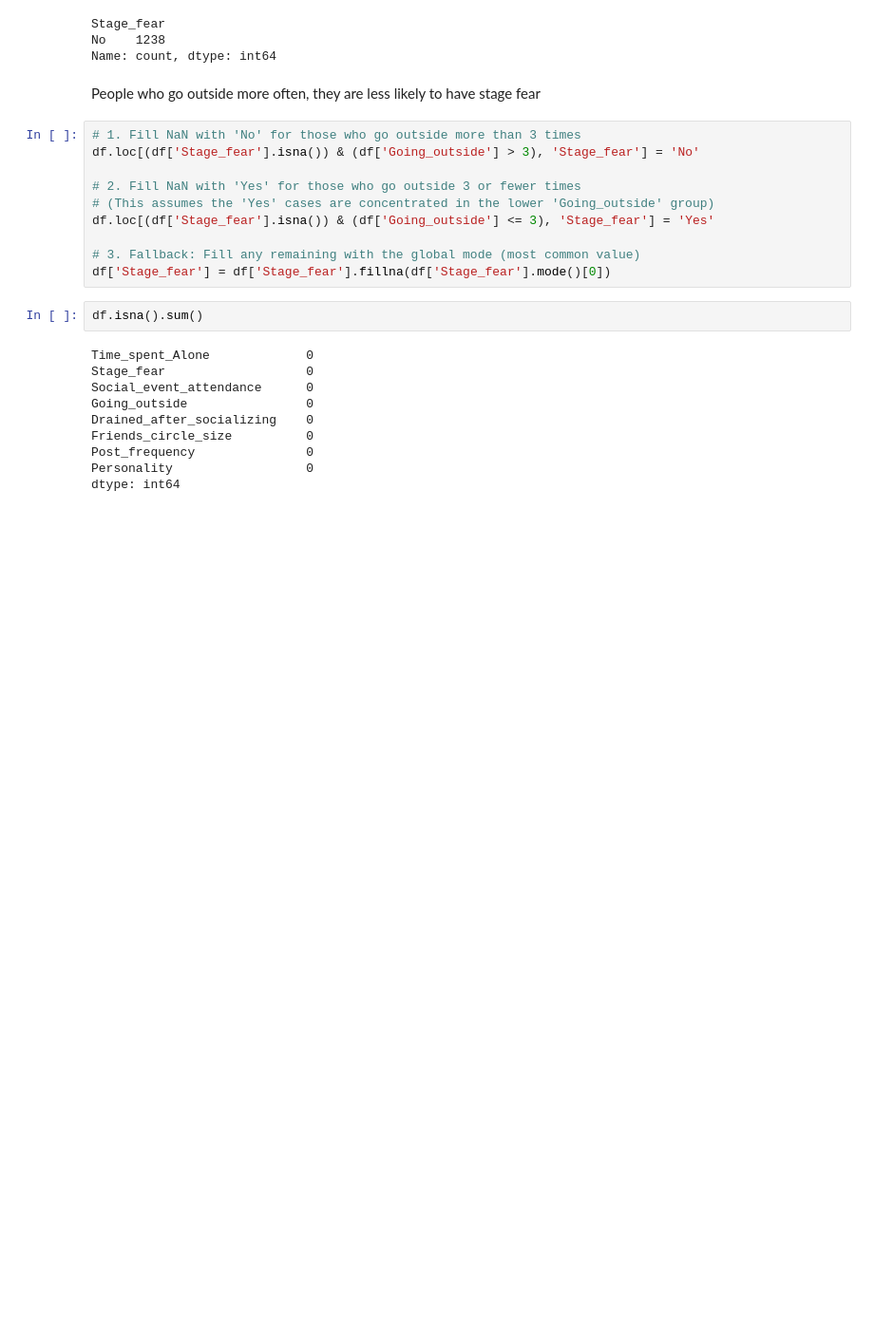
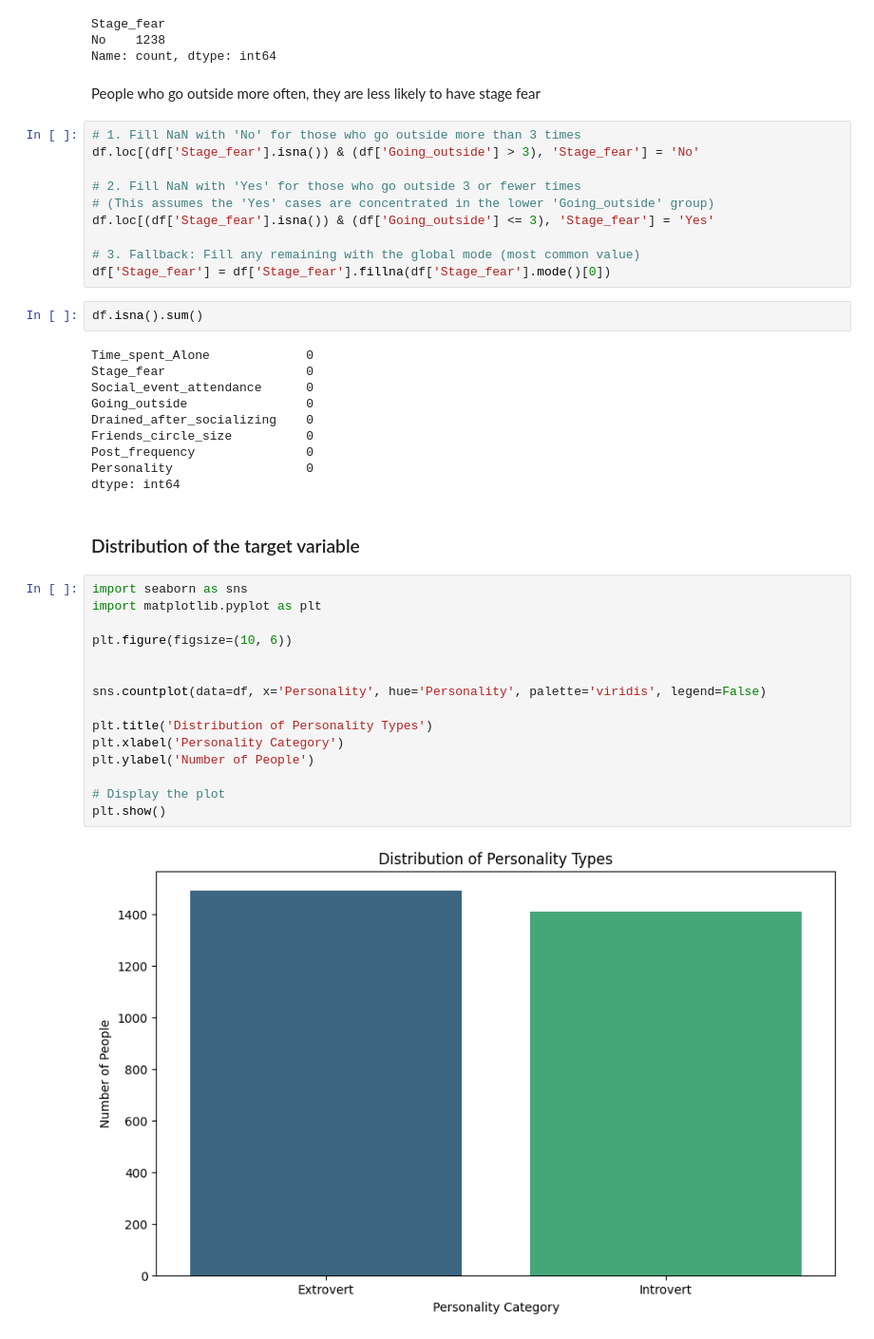
Before and after one commit to rivindu-ashinsa/introvert-extrovert-classifier, a Jupyter notebook: notebooks/training.ipynb, the cells around one changed output. Shown at 95% size. Cells and saved outputs as stored; diff of their text form; blank space fills up the shorter version.

```diff
--- a/notebooks/training.ipynb
+++ b/notebooks/training.ipynb
@@ -390,3 +390,22 @@ Friends_circle_size          0
 Post_frequency               0
 Personality                  0
 dtype: int64
+# %% [markdown]
+### Distribution of the target variable
+# %%
+import seaborn as sns
+import matplotlib.pyplot as plt
+
+plt.figure(figsize=(10, 6))
+
+
+sns.countplot(data=df, x='Personality', hue='Personality', palette='viridis', legend=False)
+
+plt.title('Distribution of Personality Types')
+plt.xlabel('Personality Category')
+plt.ylabel('Number of People')
+
+# Display the plot
+plt.show()
+# %% [output]
+[figure, added]
```
Also changed, not shown: parts of 4 cells of this notebook.
